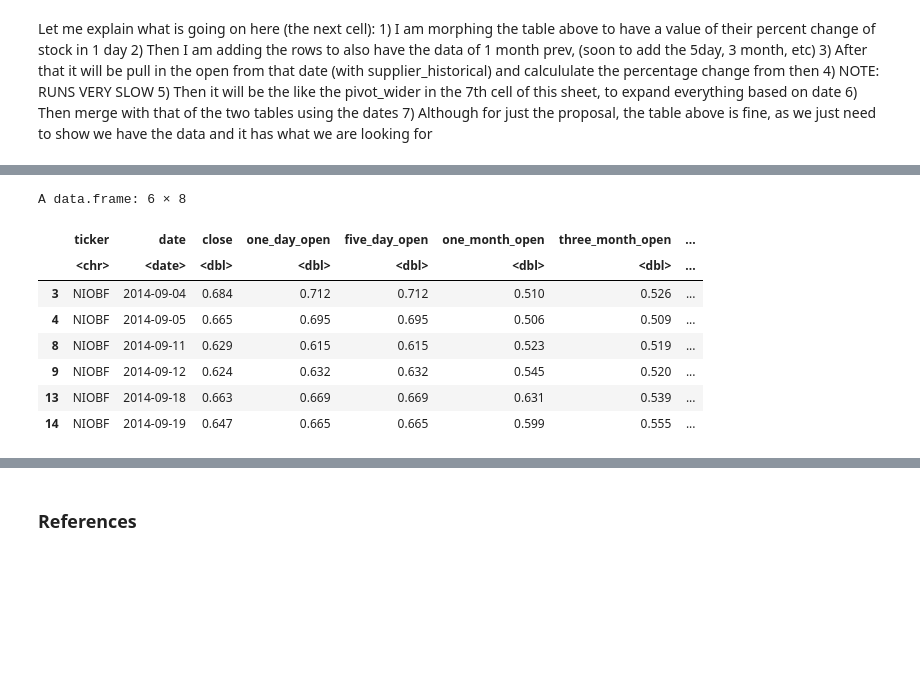
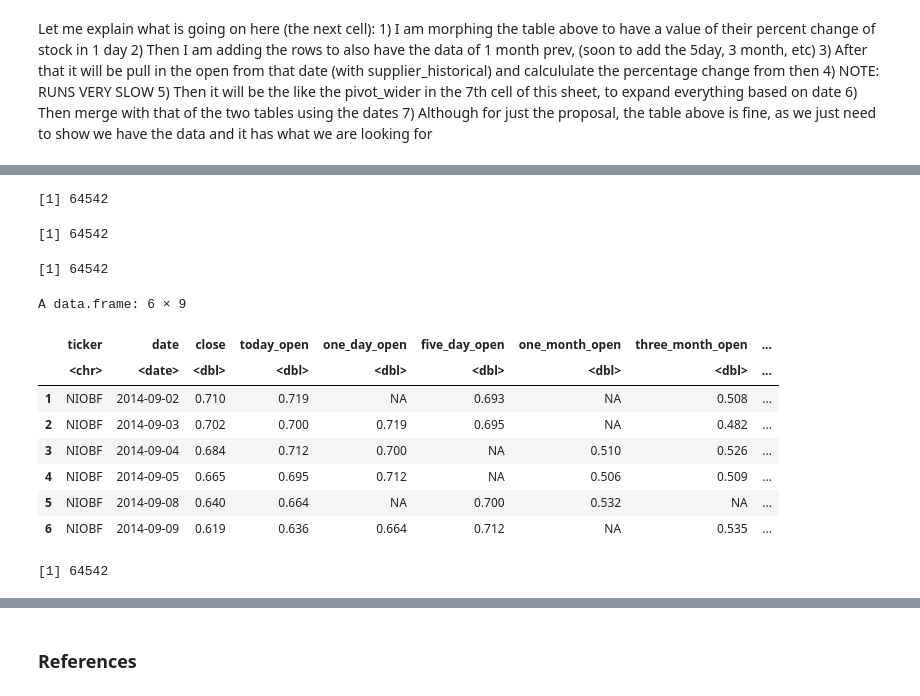
Before and after one commit to nkoda/STAT301, a Jupyter notebook: project_final.ipynb, the cells around one changed output, grey strips where cells are left out. Saved outputs shown, nothing was run; the diff lists cells and outputs as text; code cells hidden in the pictures; blank space fills up the shorter version.

```diff
--- a/project_final.ipynb
+++ b/project_final.ipynb
@@ -430,28 +452,30 @@ Let me explain what is going on here (the next cell): 1) I am morphing the table
 ticker_df = data.frame(supplier_index$ticker[1])
 today_df = data.frame(supplier_index$date[1])
 
-five_day_df = data.frame(five_day = seq(from = as.Date(supplier_index$date[1]), length = 2, by = "-5 day")[2])
+one_day_df = data.frame(one_day = seq(from = as.Date(supplier_index$date[1]), length = 2, by = "-1 day")[2])
+five_day_df = data.frame(five_day = seq(from = as.Date(supplier_index$date[1]), length = 2, by = "-5 days")[2])
 one_month_df = data.frame(one_month = seq(from = as.Date(supplier_index$date[1]), length = 2, by = "-1 month")[2])
 three_month_df = data.frame(three_month = seq(from = as.Date(supplier_index$date[1]), length = 2, by = "-3 months")[2])
 one_year_df = data.frame(one_year = seq(from = as.Date(supplier_index$date[1]), length = 2, by = "-1 year")[2])
 
 supplier_index_tidy_ <- supplier_index %>%
-        mutate(one_day = open / close) %>%
-        select(ticker, date, open, close, one_day)
+        mutate(today_oc = open / close) %>%
+        select(ticker, date, volume, open, close, today_oc)
 
 for (i in 2:length(supplier_index_tidy_$date)) {
     ticker_df[nrow(ticker_df) + 1, ] <- supplier_index$ticker[i]
     today_df[nrow(today_df) + 1, ] <- supplier_index$date[i]
+    one_day_df[nrow(one_day_df) + 1, ] <- seq(from = as.Date(supplier_index$date[i]), length = 2, by = "-1 day")[2]
     five_day_df[nrow(five_day_df) + 1, ] <- seq(from = as.Date(supplier_index$date[i]), length = 2, by = "-5 days")[2]
     one_month_df[nrow(one_month_df) + 1, ] <- seq(from = as.Date(supplier_index$date[i]), length = 2, by = "-1 month")[2]
     three_month_df[nrow(three_month_df) + 1, ] <- seq(from = as.Date(supplier_index$date[i]), length = 2, by = "-3 months")[2]
     one_year_df[nrow(one_year_df) + 1, ] <- seq(from = as.Date(supplier_index$date[i]), length = 2, by = "-1 year")[2]
 }
-dates <- cbind(ticker_df, today_df, five_day_df, one_month_df, three_month_df, one_year_df)
+#Today info is for the response variable of intel
+dates <- cbind(ticker_df, today_df, one_day_df, five_day_df, one_month_df, three_month_df, one_year_df)
 dates <- dates %>%
     mutate(ticker = supplier_index.ticker.1.) %>%
-    mutate(one_day = supplier_index.date.1.) %>%
-    mutate(five_day = supplier_index.date.1.) %>%
-    select(ticker, one_day, five_day, one_month, three_month, one_year)
+    mutate(today = supplier_index.date.1.) %>%
+    select(ticker, today, today, one_day, five_day, one_month, three_month, one_year)
 head(dates)
 # %% [output]
@@ -468,7 +485,7 @@ A data.frame: 6 × 6
 #Binding wrangled data to original dataset
 supplier_index_tidy <- cbind(supplier_index_tidy_, dates)
 supplier_index_tidy <- supplier_index_tidy[, !duplicated(colnames(supplier_index_tidy))]
-supplier_index_tidy <- select(supplier_index_tidy, ticker, date, close, open, one_day, five_day, one_month, three_month, one_year)
+supplier_index_tidy <- select(supplier_index_tidy, ticker, date, volume, close, open, one_day, five_day, one_month, three_month, one_year)
 
 head(supplier_index_tidy)
 tail(supplier_index_tidy)
@@ -494,10 +511,20 @@ A data.frame: 6 × 9
 # %%
 supplier_index_tidy_open <- na.omit(supplier_index_tidy)
-supplier_index_tidy_open <- mutate(supplier_index_tidy_open, five_day_open = 0, one_month_open = 0, three_month_open = 0, one_year_open = 0)
+supplier_index_tidy_open <- mutate(supplier_index_tidy_open, one_day_open = 0, five_day_open = 0, one_month_open = 0, three_month_open = 0, one_year_open = 0)
 #supplier_historical_index <- na.omit(supplier_historical_index)
+nrow(supplier_index_tidy)
+nrow(supplier_index_tidy_open)
+# %% [output]
+[1] 64542
+[1] 64542
 # %%
 #Changes all the values from dates to the open value on that day
 for (i in 1:length(supplier_index_tidy$date)) {
+    a <- supplier_historical_index[which(
+                supplier_historical_index$date == supplier_index_tidy_open$one_day[i] &
+                supplier_historical_index$ticker == supplier_index_tidy_open$ticker[i]),]$open
+    supplier_index_tidy_open$one_day_open[i] <- ifelse(length(a) == 0, NA, a)
+
     a <- supplier_historical_index[which(
                 supplier_historical_index$date == supplier_index_tidy_open$five_day[i] &
                 supplier_historical_index$ticker == supplier_index_tidy_open$ticker[i]),]$open
@@ -521,21 +550,26 @@ for (i in 1:length(supplier_index_tidy$date)) {
 # %%
-supplier_index_tidy_open_ <- mutate(supplier_index_tidy_open, one_day_open = open) %>%
-                            select(ticker, date, close, one_day_open, five_day_open, one_month_open, three_month_open, one_year_open)
+supplier_index_tidy_open_ <- mutate(supplier_index_tidy_open, today_open = open) %>%
+                            select(ticker, date, close, today_open, one_day_open, five_day_open, one_month_open, three_month_open, one_year_open)
 
-supplier_index_tidy_open_[supplier_index_tidy_open_==0] <- NA
-supplier_index_tidy_open_ <- na.omit(supplier_index_tidy_open_)
+nrow(supplier_index_tidy_open_)
+
+#supplier_index_tidy_open_[supplier_index_tidy_open_==0] <- NA
+#supplier_index_tidy_open_ <- na.omit(supplier_index_tidy_open_)
 
 head(supplier_index_tidy_open_)
+nrow(supplier_index_tidy_open_)
 # %% [output]
-A data.frame: 6 × 8
+[1] 64542
+A data.frame: 6 × 9
-|  | ticker | date | close | one_day_open | five_day_open | one_month_open | three_month_open | ... |
-|  | <chr> | <date> | <dbl> | <dbl> | <dbl> | <dbl> | <dbl> | ... |
-| 3 | NIOBF | 2014-09-04 | 0.684 | 0.712 | 0.712 | 0.510 | 0.526 | ... |
-| 4 | NIOBF | 2014-09-05 | 0.665 | 0.695 | 0.695 | 0.506 | 0.509 | ... |
-| 8 | NIOBF | 2014-09-11 | 0.629 | 0.615 | 0.615 | 0.523 | 0.519 | ... |
-| 9 | NIOBF | 2014-09-12 | 0.624 | 0.632 | 0.632 | 0.545 | 0.520 | ... |
-| 13 | NIOBF | 2014-09-18 | 0.663 | 0.669 | 0.669 | 0.631 | 0.539 | ... |
-| 14 | NIOBF | 2014-09-19 | 0.647 | 0.665 | 0.665 | 0.599 | 0.555 | ... |
+|  | ticker | date | close | today_open | one_day_open | five_day_open | one_month_open | three_month_open | ... |
+|  | <chr> | <date> | <dbl> | <dbl> | <dbl> | <dbl> | <dbl> | <dbl> | ... |
+| 1 | NIOBF | 2014-09-02 | 0.710 | 0.719 | NA | 0.693 | NA | 0.508 | ... |
+| 2 | NIOBF | 2014-09-03 | 0.702 | 0.700 | 0.719 | 0.695 | NA | 0.482 | ... |
+| 3 | NIOBF | 2014-09-04 | 0.684 | 0.712 | 0.700 | NA | 0.510 | 0.526 | ... |
+| 4 | NIOBF | 2014-09-05 | 0.665 | 0.695 | 0.712 | NA | 0.506 | 0.509 | ... |
+| 5 | NIOBF | 2014-09-08 | 0.640 | 0.664 | NA | 0.700 | 0.532 | NA | ... |
+| 6 | NIOBF | 2014-09-09 | 0.619 | 0.636 | 0.664 | 0.712 | NA | 0.535 | ... |
+[1] 64542
 # %%
 #Converting stock prices to stock return ratio
 supplier_index_tidy_open_close <- mutate(supplier_index_tidy_open_,
```
Also changed, not shown: parts of 18 cells of this notebook.
